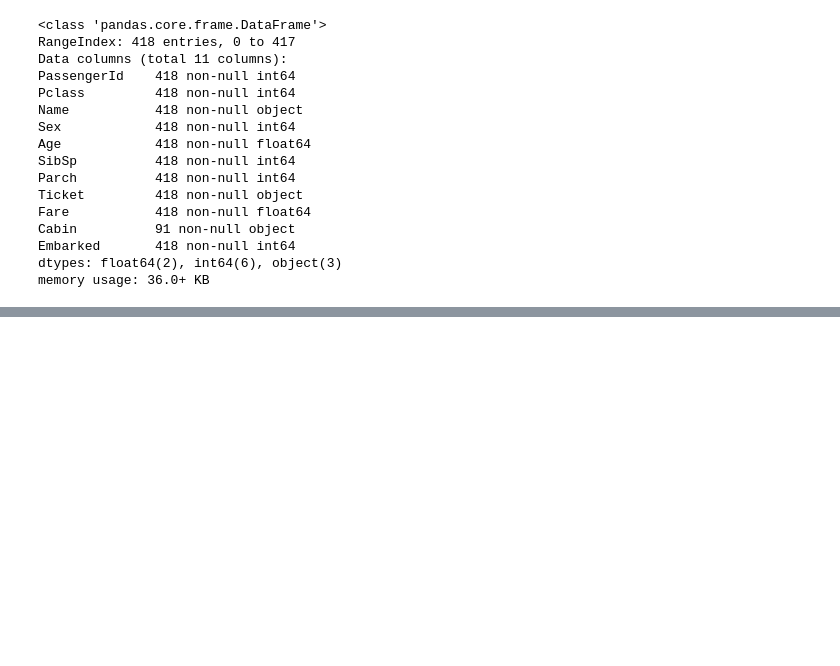
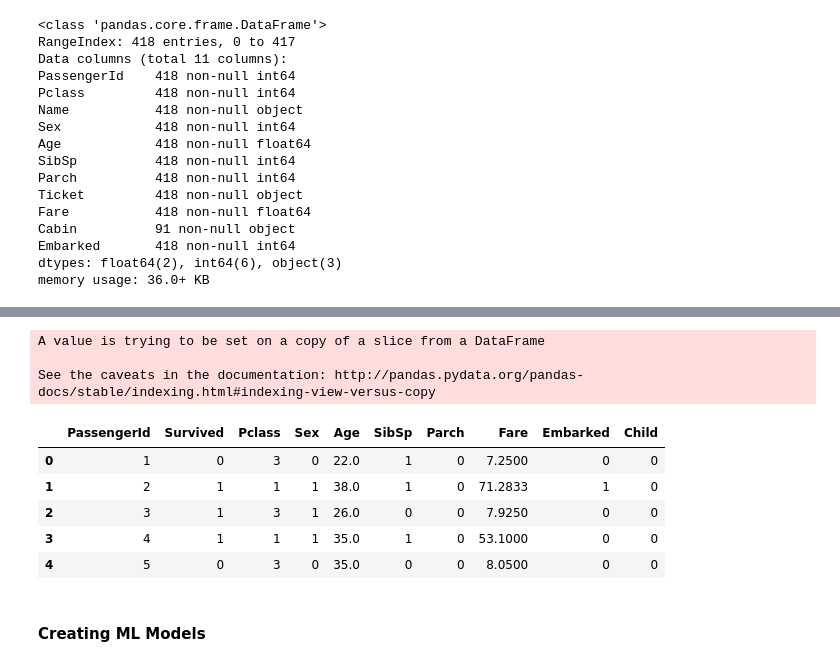
Before and after one commit to pratikchatterjee88/Titanic-data-first, a Jupyter notebook: Untitled.ipynb, the cells around one changed output, grey strips where cells are left out. Saved outputs shown, nothing was run; the diff lists cells and outputs as text; code cells hidden in the pictures; blank space fills up the shorter version.

```diff
--- a/Untitled.ipynb
+++ b/Untitled.ipynb
@@ -38,5 +14,5 @@ Name: Survived, dtype: int64
 # %%
-Train=pd.read_csv("train.csv")
+Train=pd.read_csv("cstrain.v")
 Test=pd.read_csv("test.csv")
 # %%
 Train.head()
@@ -252,0 +240,4 @@ memory usage: 36.0+ KB
+# %%
+Train=Train.drop("Name",axis=1)
+# %%
+Train=Train.drop("Ticket",axis=1)
@@ -252,0 +253,22 @@ memory usage: 36.0+ KB
+# %%
+# Creating new features
+data=[Train, Test]
+
+for dataset in data:
+    dataset["Child"]=0
+    dataset['Child'][dataset['Age']<18]=1
+# %% [output]
+A value is trying to be set on a copy of a slice from a DataFrame
+
+See the caveats in the documentation: http://pandas.pydata.org/pandas-docs/stable/indexing.html#indexing-view-versus-copy
+# %%
+Train.head()
+# %% [output]
+|  | PassengerId | Survived | Pclass | Sex | Age | SibSp | Parch | Fare | Embarked | Child |
+| 0 | 1 | 0 | 3 | 0 | 22.0 | 1 | 0 | 7.2500 | 0 | 0 |
+| 1 | 2 | 1 | 1 | 1 | 38.0 | 1 | 0 | 71.2833 | 1 | 0 |
+| 2 | 3 | 1 | 3 | 1 | 26.0 | 0 | 0 | 7.9250 | 0 | 0 |
+| 3 | 4 | 1 | 1 | 1 | 35.0 | 1 | 0 | 53.1000 | 0 | 0 |
+| 4 | 5 | 0 | 3 | 0 | 35.0 | 0 | 0 | 8.0500 | 0 | 0 |
+# %% [markdown]
+#### Creating ML Models
```
Also changed, not shown: parts of 9 cells of this notebook.
